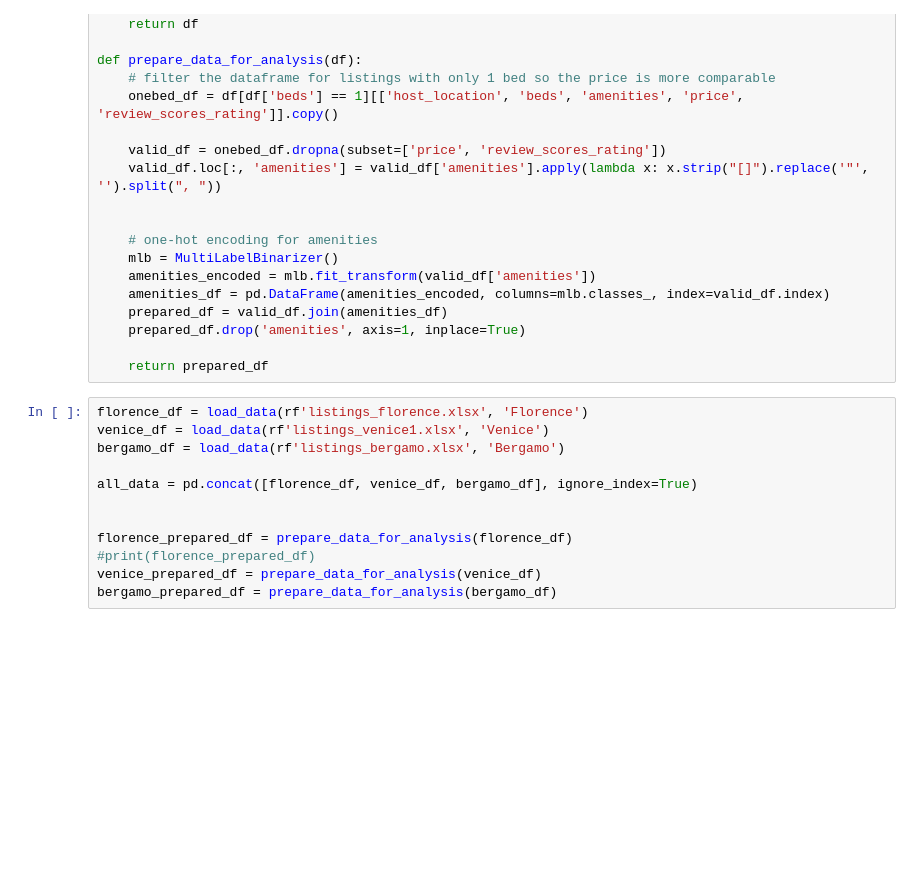
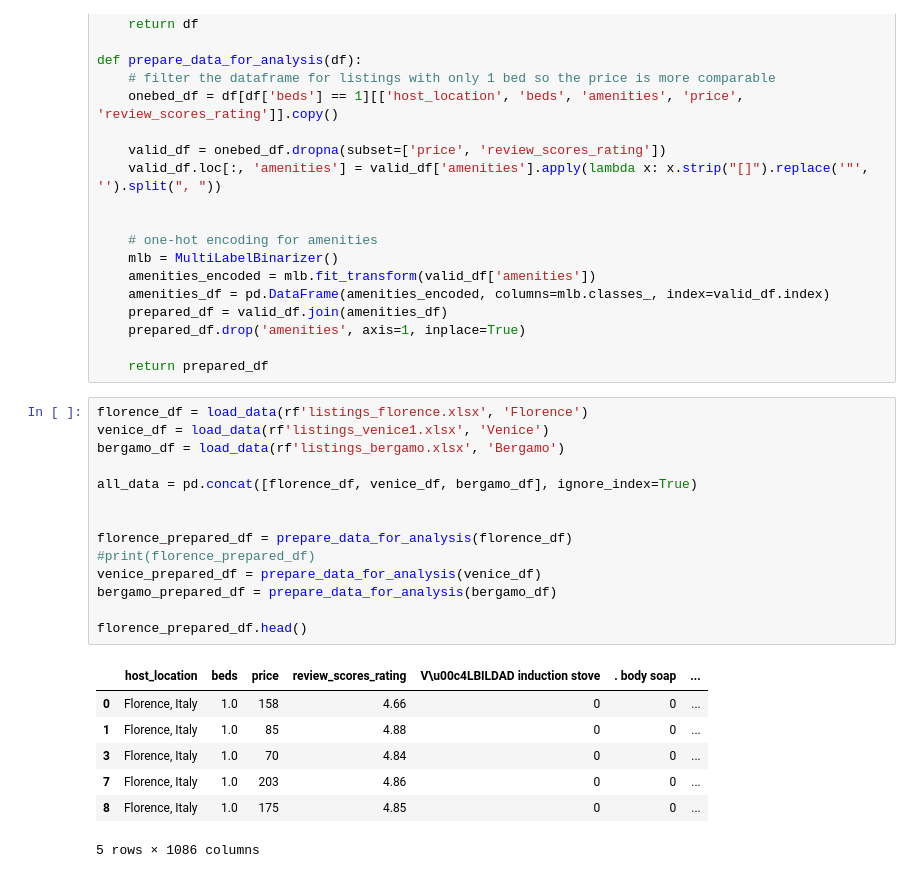
Before and after one commit to paulina-01/OpenAIr, a Jupyter notebook: rq3/RQ3_1.ipynb, the cells around one changed output. Drawn from its saved outputs; the diff is of its cells as text; blank space fills up the shorter version.

```diff
--- a/rq3/RQ3_1.ipynb
+++ b/rq3/RQ3_1.ipynb
@@ -33,12 +36,22 @@ def prepare_data_for_analysis(df):
 # %%
 florence_df = load_data(rf'listings_florence.xlsx', 'Florence')
 venice_df = load_data(rf'listings_venice1.xlsx', 'Venice')
 bergamo_df = load_data(rf'listings_bergamo.xlsx', 'Bergamo')
 
 all_data = pd.concat([florence_df, venice_df, bergamo_df], ignore_index=True)
 
 
 florence_prepared_df = prepare_data_for_analysis(florence_df)
 #print(florence_prepared_df)
 venice_prepared_df = prepare_data_for_analysis(venice_df)
 bergamo_prepared_df = prepare_data_for_analysis(bergamo_df)
+
+florence_prepared_df.head()
+# %% [output]
+|  | host_location | beds | price | review_scores_rating | V\u00c4LBILDAD induction stove | . body soap | ... |
+| 0 | Florence, Italy | 1.0 | 158 | 4.66 | 0 | 0 | ... |
+| 1 | Florence, Italy | 1.0 | 85 | 4.88 | 0 | 0 | ... |
+| 3 | Florence, Italy | 1.0 | 70 | 4.84 | 0 | 0 | ... |
+| 7 | Florence, Italy | 1.0 | 203 | 4.86 | 0 | 0 | ... |
+| 8 | Florence, Italy | 1.0 | 175 | 4.85 | 0 | 0 | ... |
+5 rows × 1086 columns
```
Also changed, not shown: parts of 7 cells of this notebook.
